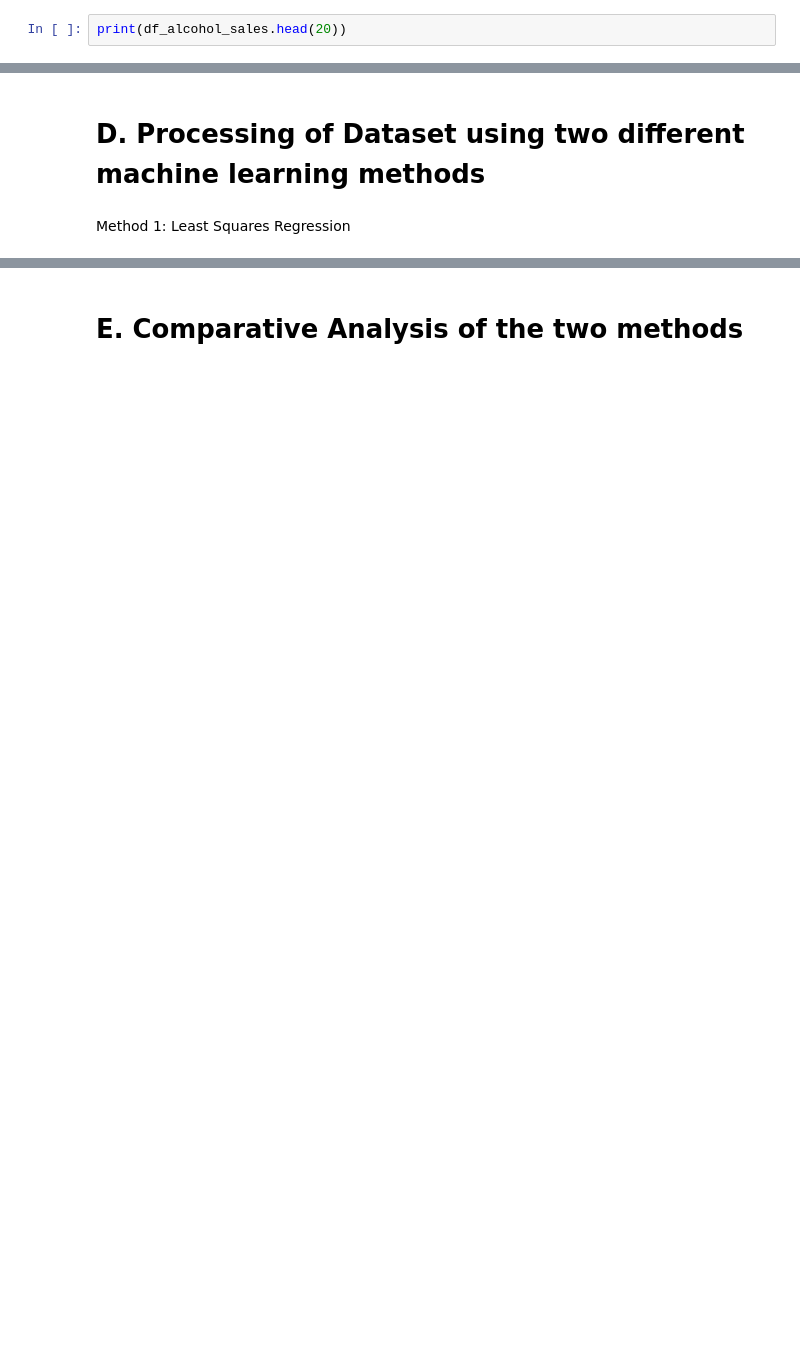
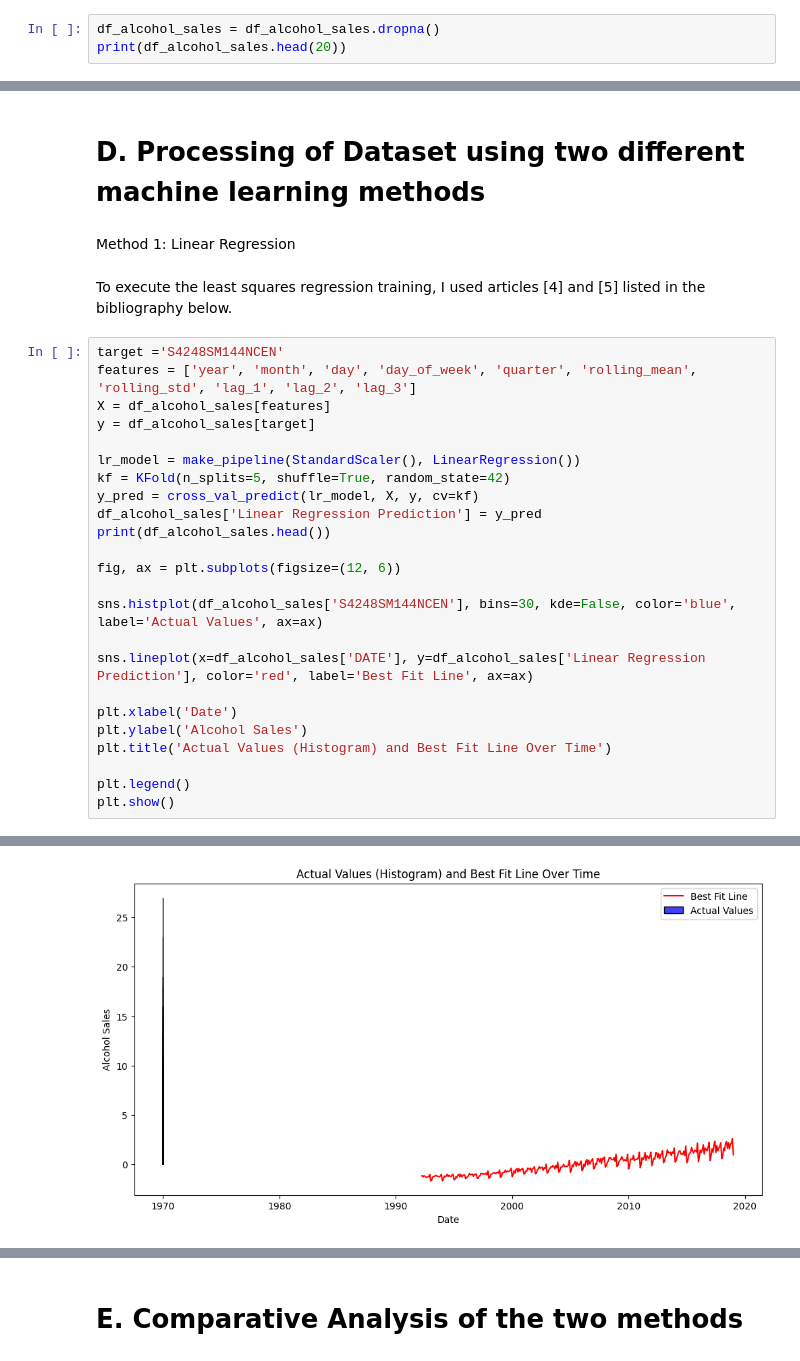
Before and after one commit to kaylaolivo/TermProject, a Jupyter notebook: KaylaandHariraj_Dataset3.ipynb, the cells around one changed output, grey strips where cells are left out. Cells and saved outputs as stored; diff of their text form; blank space fills up the shorter version.

```diff
--- a/KaylaandHariraj_Dataset3.ipynb
+++ b/KaylaandHariraj_Dataset3.ipynb
@@ -150,6 +146,7 @@ df_alcohol_sales[['S4248SM144NCEN', 'lag_1', 'lag_2', 'lag_3', 'rolling_mean', '
 # %% [markdown]
 Finally, here is the feature engineered data.
 # %%
+df_alcohol_sales = df_alcohol_sales.dropna()
 print(df_alcohol_sales.head(20))
 # %% [output]
          DATE  S4248SM144NCEN  year  month  day  day_of_week  quarter  \
@@ -172,4 +169,31 @@ print(df_alcohol_sales.head(20))
 # %% [markdown]
 # D. Processing of Dataset using two different machine learning methods
 # %% [markdown]
-Method 1: Least Squares Regression
+Method 1: Linear Regression
+# %% [markdown]
+To execute the least squares regression training, I used articles [4] and [5] listed in the bibliography below.
+# %%
+target ='S4248SM144NCEN'
+features = ['year', 'month', 'day', 'day_of_week', 'quarter', 'rolling_mean', 'rolling_std', 'lag_1', 'lag_2', 'lag_3']
+X = df_alcohol_sales[features]
+y = df_alcohol_sales[target]
+
+lr_model = make_pipeline(StandardScaler(), LinearRegression())
+kf = KFold(n_splits=5, shuffle=True, random_state=42)
+y_pred = cross_val_predict(lr_model, X, y, cv=kf)
+df_alcohol_sales['Linear Regression Prediction'] = y_pred
+print(df_alcohol_sales.head())
+
+fig, ax = plt.subplots(figsize=(12, 6))
+
+sns.histplot(df_alcohol_sales['S4248SM144NCEN'], bins=30, kde=False, color='blue', label='Actual Values', ax=ax)
+
+sns.lineplot(x=df_alcohol_sales['DATE'], y=df_alcohol_sales['Linear Regression Prediction'], color='red', label='Best Fit Line', ax=ax)
+
+plt.xlabel('Date')
+plt.ylabel('Alcohol Sales')
+plt.title('Actual Values (Histogram) and Best Fit Line Over Time')
+
+plt.legend()
+plt.show()
+# %% [output]
@@ -175,0 +220 @@ Method 1: Least Squares Regression
+[figure, added]
```
Also changed, not shown: parts of 12 cells of this notebook, 1 other file.
